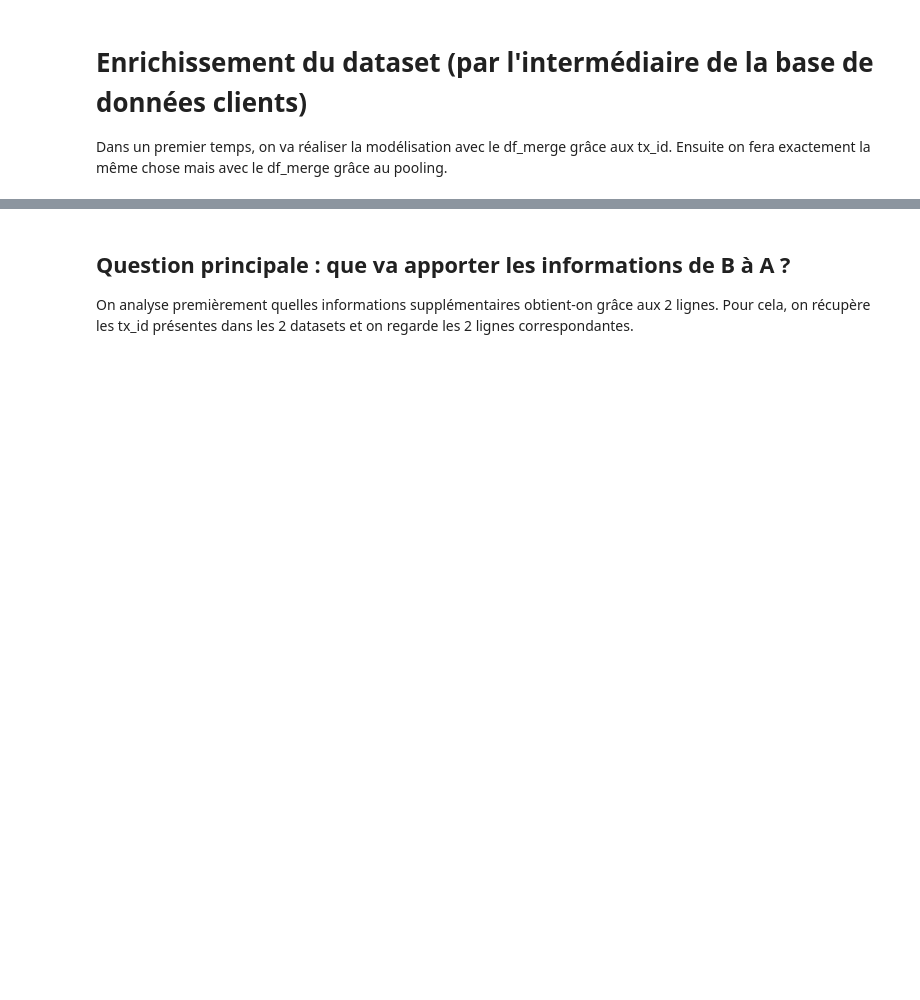
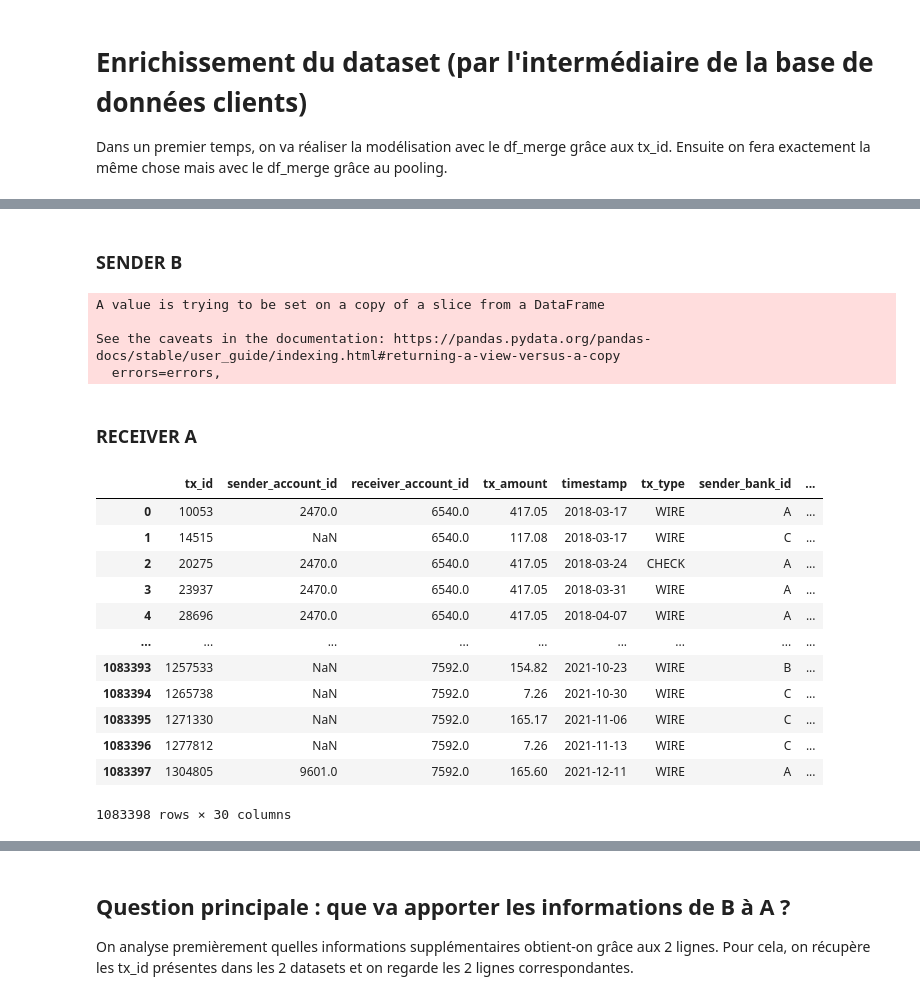
Before and after one commit to CorentinPernot/Statapp, a Jupyter notebook: Notebook/Base_clients_enrichissements.ipynb, the cells around one changed output, grey strips where cells are left out. Saved outputs shown, nothing was run; the diff lists cells and outputs as text; code cells hidden in the pictures; blank space fills up the shorter version.

```diff
--- a/Notebook/Base_clients_enrichissements.ipynb
+++ b/Notebook/Base_clients_enrichissements.ipynb
@@ -565,3 +450,7 @@ Ensuite on fera exactement la même chose mais avec le df_merge grâce au poolin
 # %%
 df_A=pd.read_csv('/Users/Corentin/Desktop/statapp/transactions_A.csv')
 df_B=pd.read_csv('/Users/Corentin/Desktop/statapp/transactions_B.csv')
+# %%
+# On accède à toutes les tx_id présentes dans les deux df
+L1 = list(df_A['tx_id'].values)
+L2 = list(df_B['tx_id'].values)
@@ -567,0 +477,5 @@ df_B=pd.read_csv('/Users/Corentin/Desktop/statapp/transactions_B.csv')
+# %%
+df_BC_sender_A.drop(['sender_first_name','sender_last_name','sender_birth_date','timestamp'], axis =1, inplace=True )
+df_BC_sender_B.drop(['sender_first_name','sender_last_name','sender_birth_date','timestamp'], axis =1, inplace=True )
+df_BC_receiver_A.drop(['receiver_first_name','receiver_last_name','receiver_birth_date','timestamp'], axis =1, inplace=True )
+df_BC_receiver_B.drop(['receiver_first_name','receiver_last_name','receiver_birth_date','timestamp'], axis =1, inplace=True )
@@ -567,0 +520,43 @@ df_B=pd.read_csv('/Users/Corentin/Desktop/statapp/transactions_B.csv')
+# %% [markdown]
+### SENDER B
+# %%
+df_merge.reset_index(drop=True, inplace=True)
+
+masque= df_merge['tx_id'].isin(L2)
+
+df_filtre = df_merge.loc[masque]
+
+df_filtre_restant=df_merge.loc[~masque]
+
+df_filtre.reset_index(inplace=True)
+
+df_filtre.drop(['index'], axis=1, inplace=True)
+
+df_filtre= pd.concat([df_filtre,df_BC_sender_B],axis=1)
+df_merge= pd.concat([df_filtre,df_filtre_restant],axis=0)
+# %% [output]
+A value is trying to be set on a copy of a slice from a DataFrame
+
+See the caveats in the documentation: https://pandas.pydata.org/pandas-docs/stable/user_guide/indexing.html#returning-a-view-versus-a-copy
+  errors=errors,
+# %% [markdown]
+### RECEIVER A
+# %%
+df_ert=df_merge.copy()
+df_ert.sort_values(by=['receiver_first_name','receiver_last_name','timestamp'], inplace=True)
+df_ert.reset_index(drop=True, inplace=True)
+df_ert
+# %% [output]
+|  | tx_id | sender_account_id | receiver_account_id | tx_amount | timestamp | tx_type | sender_bank_id | ... |
+| 0 | 10053 | 2470.0 | 6540.0 | 417.05 | 2018-03-17 | WIRE | A | ... |
+| 1 | 14515 | NaN | 6540.0 | 117.08 | 2018-03-17 | WIRE | C | ... |
+| 2 | 20275 | 2470.0 | 6540.0 | 417.05 | 2018-03-24 | CHECK | A | ... |
+| 3 | 23937 | 2470.0 | 6540.0 | 417.05 | 2018-03-31 | WIRE | A | ... |
+| 4 | 28696 | 2470.0 | 6540.0 | 417.05 | 2018-04-07 | WIRE | A | ... |
+| ... | ... | ... | ... | ... | ... | ... | ... | ... |
+| 1083393 | 1257533 | NaN | 7592.0 | 154.82 | 2021-10-23 | WIRE | B | ... |
+| 1083394 | 1265738 | NaN | 7592.0 | 7.26 | 2021-10-30 | WIRE | C | ... |
+| 1083395 | 1271330 | NaN | 7592.0 | 165.17 | 2021-11-06 | WIRE | C | ... |
+| 1083396 | 1277812 | NaN | 7592.0 | 7.26 | 2021-11-13 | WIRE | C | ... |
+| 1083397 | 1304805 | 9601.0 | 7592.0 | 165.60 | 2021-12-11 | WIRE | A | ... |
+1083398 rows × 30 columns
```
Also changed, not shown: parts of 34 cells of this notebook.
